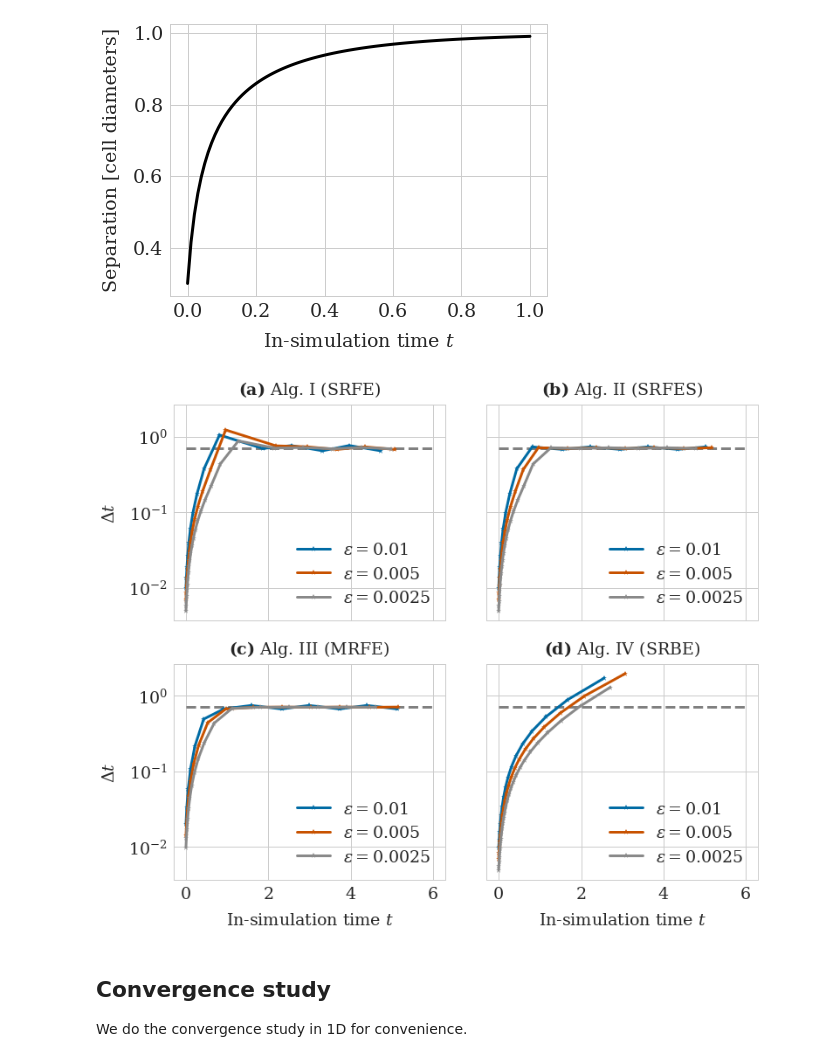
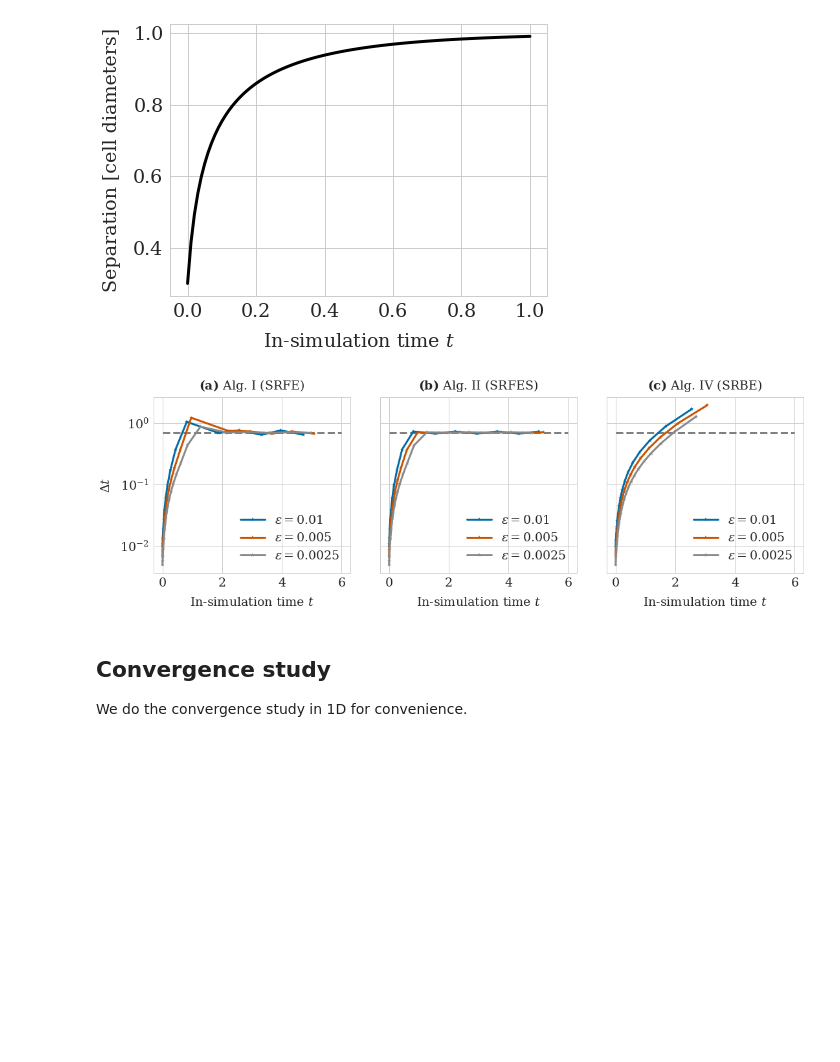
Before and after one commit to somathias/cbmos, a Jupyter notebook: experiments/exp-draft_2cells.ipynb, the cells around one changed output. Saved outputs shown, nothing was run; the diff lists cells and outputs as text; code cells hidden in the pictures; blank space fills up the shorter version.

```diff
--- a/experiments/exp-draft_2cells.ipynb
+++ b/experiments/exp-draft_2cells.ipynb
@@ -54,11 +54,10 @@ defcolors = plt.rcParams['axes.prop_cycle'].by_key()['color']
 colors = {'cubic': defcolors[0], 'pw. quad.': defcolors[5], 'GLS': defcolors[6]}
 # %%
 #algorithms
-algorithms = ['EF_glob_adap_acc', 'EF_glob_adap_stab' ,  'EF_local_adap', 'EB_global_adap' ]
+algorithms = ['EF_glob_adap_acc', 'EF_glob_adap_stab' , 'EB_global_adap' ]
 
 models = {'EF_glob_adap_acc': cbmos.CBModel(ff.Cubic(), ef.solve_ivp, dim),
           'EF_glob_adap_stab': cbmos.CBModel(ff.Cubic(), ef.solve_ivp, dim),
-          'EF_local_adap': cbmos.CBModel(ff.Cubic(), ef.solve_ivp, dim),
           'EB_global_adap': cbmos.CBModel(ff.Cubic(), eb.solve_ivp, dim) }
 
 eta = 0.0001
@@ -66,19 +65,12 @@ eta = 0.0001
 params = {'EF_glob_adap_acc': {'eta': eta},
 #          'EF_glob_adap_stab': {'eta': eta, 'calculate_eigenvalues': True, 'write_to_file': True, 'jacobian': models['EF_glob_adap_stab'].jacobian, 'force_args': params_cubic, 'always_calculate_Jacobian': True},
           'EF_glob_adap_stab': {'eta': eta, 'jacobian': models['EF_glob_adap_stab'].jacobian, 'force_args': params_cubic, 'always_calculate_Jacobian': True},
-          'EF_local_adap': {'eta': eta,
-                            'jacobian': models['EF_local_adap'].jacobian, 'force_args': params_cubic, 'always_calculate_Jacobian': True,
-                            'local_adaptivity': True, 'm0': 4,
-                            #'update_F': True
-                            'dim': dim, 'rA': rA
-                           },
           'EB_global_adap': {'eta': eta, 'jacobian': models['EB_global_adap'].jacobian, 'force_args': params_cubic}
          }
 
 
 labels = {'EF_glob_adap_acc': 'Alg. I (SRFE)',
           'EF_glob_adap_stab': 'Alg. II (SRFES)' ,
-          'EF_local_adap': 'Alg. III (MRFE)',
           'EB_global_adap': 'Alg. IV (SRBE)'
          }
 # %% [markdown]
@@ -101,40 +93,43 @@ plt.savefig('trajectories.png', bbox_inches='tight', dpi=600)
 colors = [defcolors[0], defcolors[5], defcolors[6]]
 
 # Combine into single figure
-fig, ((ax1, ax2), (ax3, ax4)) = plt.subplots(2, 2, figsize=(12, 10), sharex=True, sharey=True, gridspec_kw={'hspace':0.2, 'wspace': 0.15})
+#fig, ((ax1, ax2), (ax3, ax4)) = plt.subplots(2, 2, figsize=(12, 10), sharex=True, sharey=True, gridspec_kw={'hspace':0.2, 'wspace': 0.15})
+fig, (ax1, ax2, ax3) = plt.subplots(1,3, figsize=(18, 5),  sharey=True, gridspec_kw={'wspace': 0.15})
 
-axes = {'EF_glob_adap_acc': ax1, 'EF_glob_adap_stab': ax2 ,  'EF_local_adap': ax3, 'EB_global_adap': ax4}
+
+axes = {'EF_glob_adap_acc': ax1, 'EF_glob_adap_stab': ax2 ,  'EB_global_adap': ax3}
 
 epsilons = [0.01, 0.005, 0.0025]
 
 gp_cubic = params_cubic['mu']*(s-rA)**2
 
 for alg in algorithms:
 
     axes[alg].plot(t_data, 1.0/gp_cubic*np.ones(len(t_data)), linestyle='--', color='grey' )
 
     for i, eps in enumerate(epsilons):
 
         params[alg]['eps'] = eps
         ts, history = models[alg].simulate(cell_list, t_data, params_cubic, params[alg], seed=seed)
 
         axes[alg].semilogy(ts[:-2], np.diff(ts)[:-1],'-*', label='$\epsilon=$'+str(eps), color=colors[i]) # last dt smaller to reach end time exactly - do not plot
 
     axes[alg].legend()
 
 ax1.set_title(r'$\bf{(a)}$ Alg. I (SRFE)')
 ax2.set_title(r'$\bf{(b)}$ Alg. II (SRFES)')
-ax3.set_title(r'$\bf{(c)}$ Alg. III (MRFE)')
-ax4.set_title(r'$\bf{(d)}$ Alg. IV (SRBE)')
+#ax3.set_title(r'$\bf{(c)}$ Alg. III (MRFE)')
+ax3.set_title(r'$\bf{(c)}$ Alg. IV (SRBE)')
 
 ax1.set(ylabel=r'$\Delta t $')
-ax3.set(ylabel=r'$\Delta t $')
+#ax3.set(ylabel=r'$\Delta t $')
+ax1.set(xlabel=r'In-simulation time $t$')
+ax2.set(xlabel=r'In-simulation time $t$')
 ax3.set(xlabel=r'In-simulation time $t$')
-ax4.set(xlabel=r'In-simulation time $t$')
 
 plt.savefig('2cells_dt.pdf', bbox_inches='tight')
 # %% [output]
-[figure, old version]
+[figure, new version]
 # %% [markdown]
 ## Convergence study
 We do the convergence study in 1D for convenience.
```
Also changed, not shown: parts of 2 cells of this notebook.
